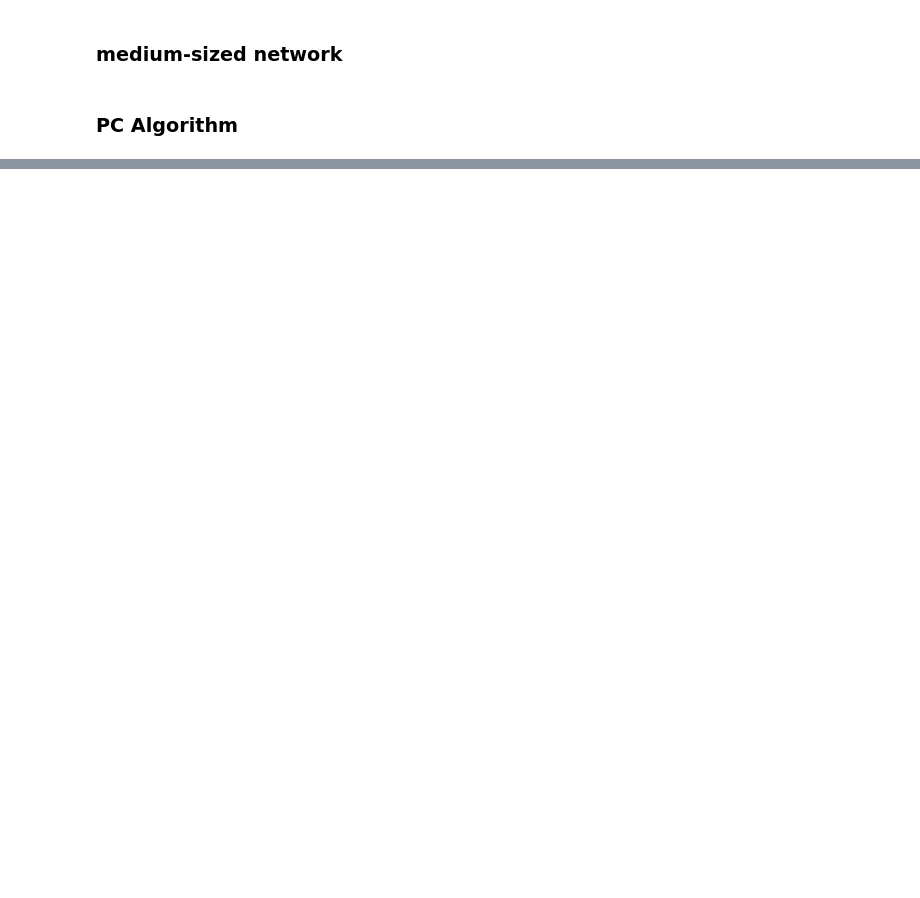
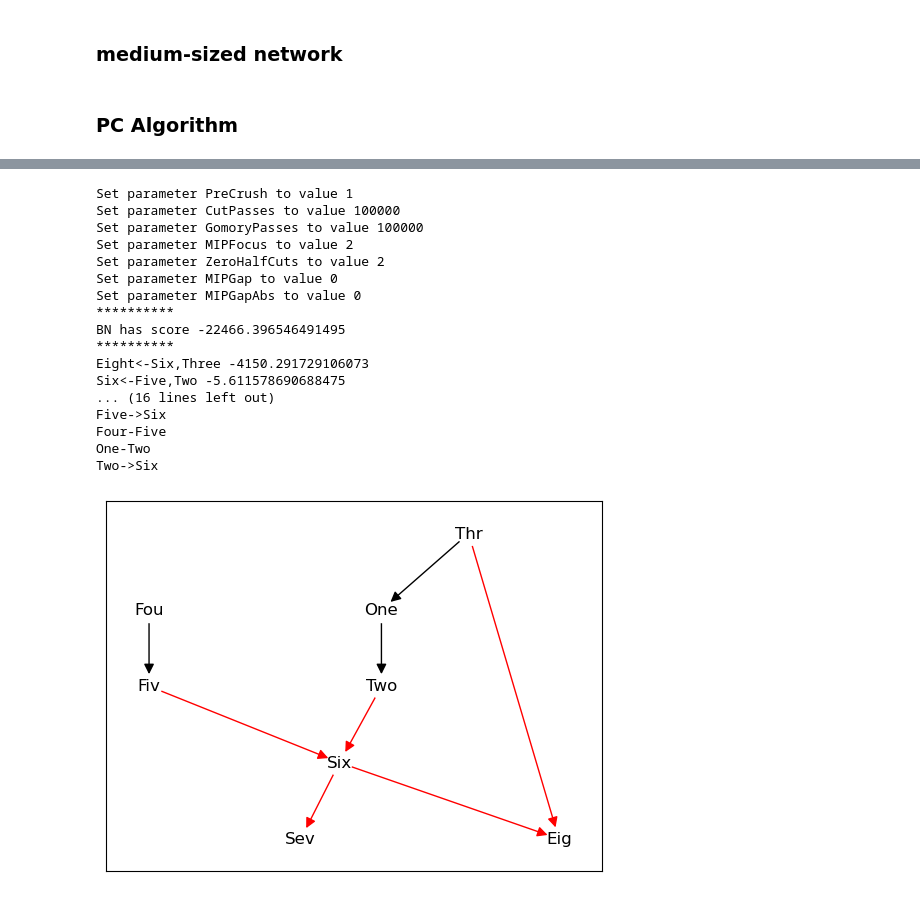
Before and after one commit to Elicit3495/ML_FYP, a Jupyter notebook: conditional.ipynb, the cells around one changed output, grey strips where cells are left out. Cells and saved outputs as stored; diff of their text form; code cells hidden in the pictures; blank space fills up the shorter version.

```diff
--- a/conditional.ipynb
+++ b/conditional.ipynb
@@ -354,0 +335,23 @@ print(model.edges())
+# %%
+%%time
+kprime = Gobnilp()
+kprime.learn(r'C:\Users\User\Documents\GitHub\ML_FYP\dataset\asia_10000.dat')
+# %% [output]
+Set parameter PreCrush to value 1
+Set parameter CutPasses to value 100000
+Set parameter GomoryPasses to value 100000
+Set parameter MIPFocus to value 2
+Set parameter ZeroHalfCuts to value 2
+Set parameter MIPGap to value 0
+Set parameter MIPGapAbs to value 0
+**********
+BN has score -22466.396546491495
+**********
+Eight<-Six,Three -4150.291729106073
+Six<-Five,Two -5.611578690688475
+... (16 lines left out)
+Five->Six
+Four-Five
+One-Two
+Two->Six
+[figure, added]
```
Also changed, not shown: parts of 21 cells of this notebook.
